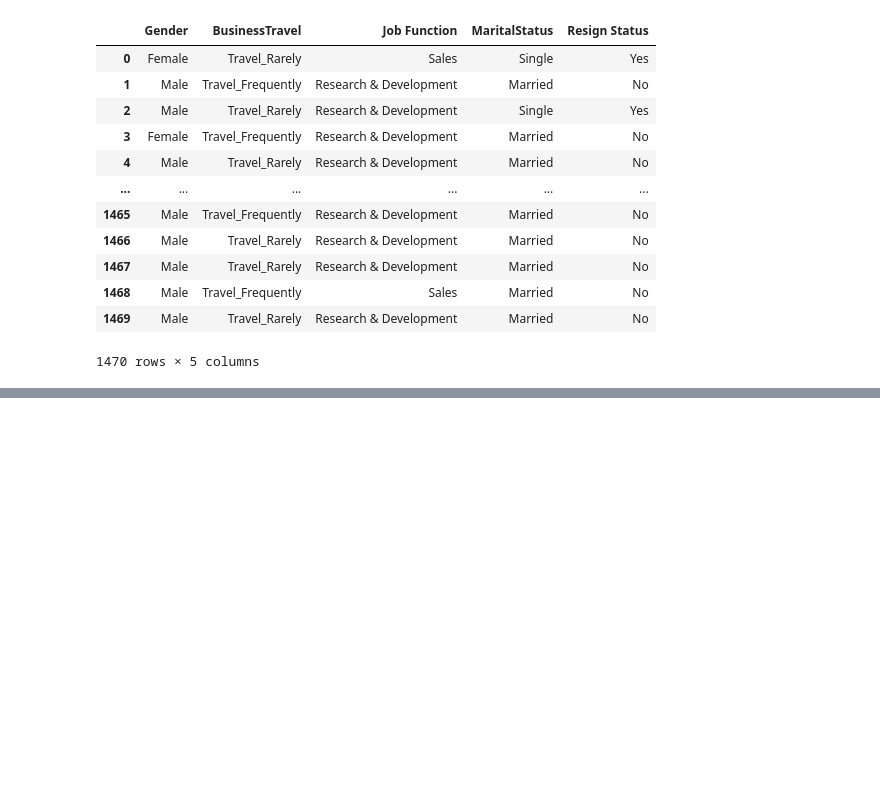
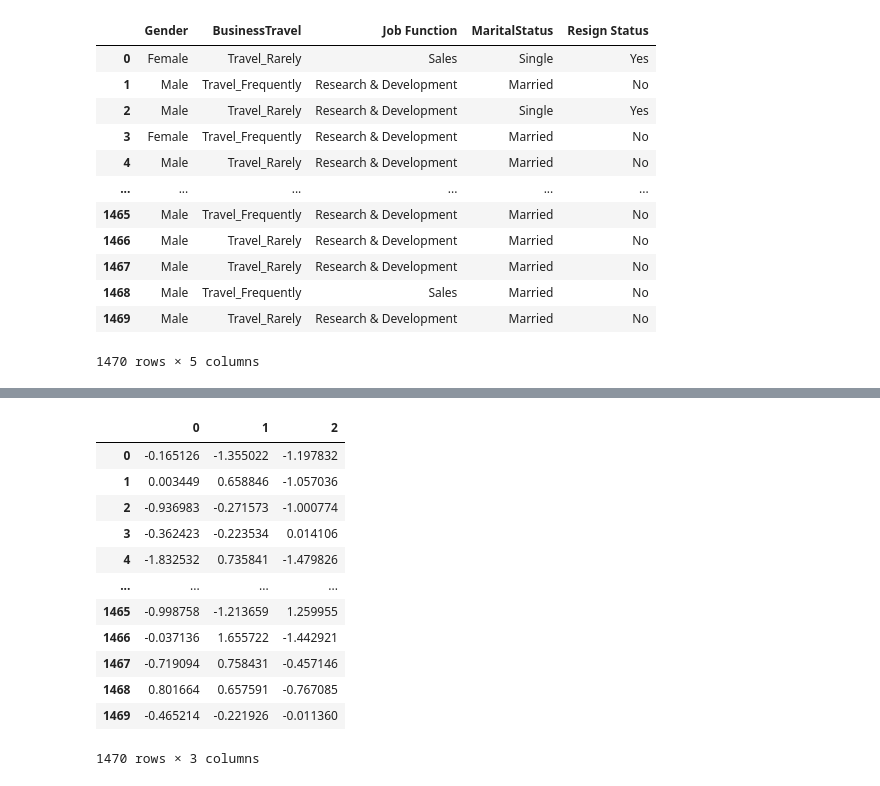
Before and after one commit to JoelPoah/AIMLCA2, a Jupyter notebook: Clustering_PartB/clustering.ipynb, the cells around one changed output, grey strips where cells are left out. Saved outputs shown, nothing was run; the diff lists cells and outputs as text; code cells hidden in the pictures; blank space fills up the shorter version.

```diff
--- a/Clustering_PartB/clustering.ipynb
+++ b/Clustering_PartB/clustering.ipynb
@@ -128,0 +175,20 @@ plt.show()
+# %%
+# use PCA to reduce dimensions of num dataframe
+pca = PCA(n_components=3)
+pca.fit(num)
+pca_2d = pd.DataFrame(pca.transform(num))
+pca_2d
+# %% [output]
+|  | 0 | 1 | 2 |
+| 0 | -0.165126 | -1.355022 | -1.197832 |
+| 1 | 0.003449 | 0.658846 | -1.057036 |
+| 2 | -0.936983 | -0.271573 | -1.000774 |
+| 3 | -0.362423 | -0.223534 | 0.014106 |
+| 4 | -1.832532 | 0.735841 | -1.479826 |
+| ... | ... | ... | ... |
+| 1465 | -0.998758 | -1.213659 | 1.259955 |
+| 1466 | -0.037136 | 1.655722 | -1.442921 |
+| 1467 | -0.719094 | 0.758431 | -0.457146 |
+| 1468 | 0.801664 | 0.657591 | -0.767085 |
+| 1469 | -0.465214 | -0.221926 | -0.011360 |
+1470 rows × 3 columns
```
Also changed, not shown: parts of 8 cells of this notebook, 3 other files.
